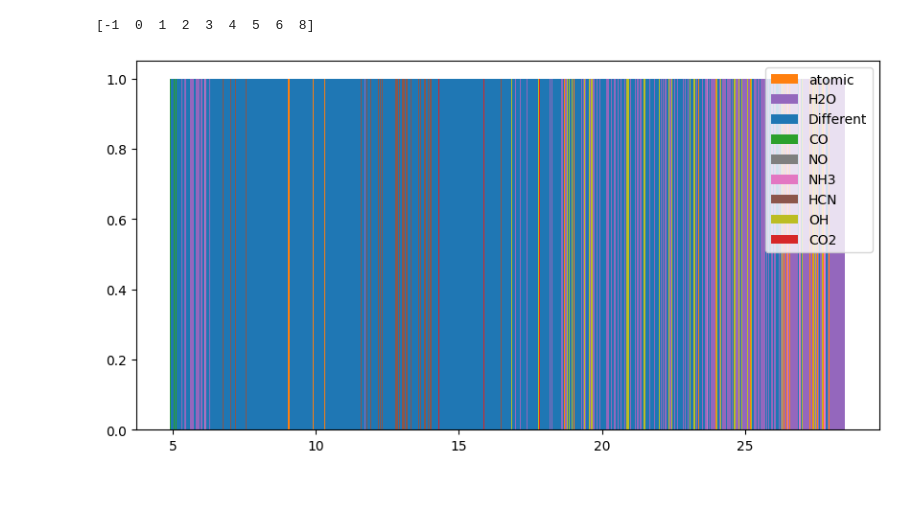
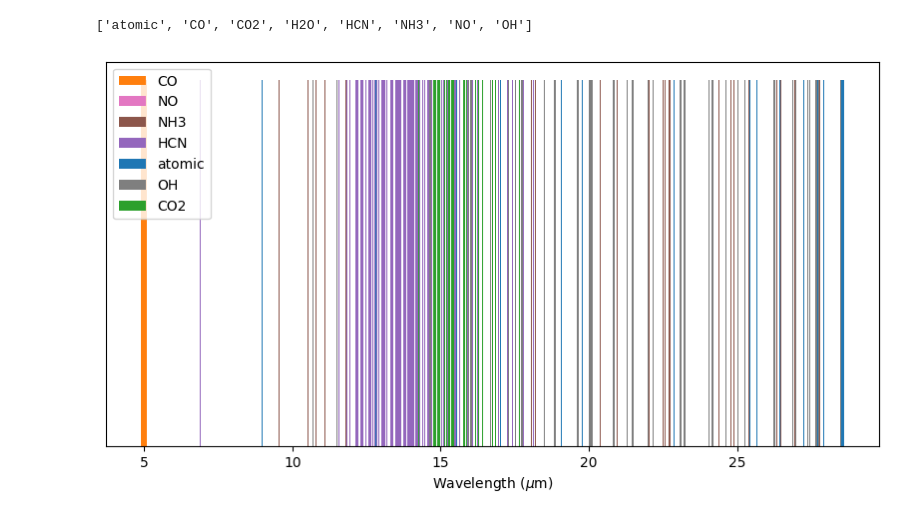
Before and after one commit to nielsklerk/BRP, a Jupyter notebook: ClassifySpectralRegions.ipynb, the cells around one changed output. Saved outputs shown, nothing was run; the diff lists cells and outputs as text; code cells hidden in the pictures; blank space fills up the shorter version.

```diff
--- a/ClassifySpectralRegions.ipynb
+++ b/ClassifySpectralRegions.ipynb
@@ -115,21 +101,0 @@ print(dom[-1])
-# %%
-print(np.unique(dominant))
-colors = plt.colormaps["tab10"].colors[:len(np.unique(dominant))]
-name_colors = dict(zip(np.unique(dominant), colors))
-new_species = species + ['Different']
-# Create the histogram using plt.bar
-plt.figure(figsize=(10, 5))
-for i in range(len(windows)):
-    plt.bar(windows[i], 1, width=window_size, color=name_colors[dominant[i]], label=new_species[dominant[i]])
-
-handles, labels = plt.gca().get_legend_handles_labels()
-unique_labels = dict(zip(labels, handles))
-plt.legend(unique_labels.values(), unique_labels.keys())
-
-# Formatting
-# plt.xlabel("Bins")
-# plt.ylabel("Frequency")
-plt.title("Histogram with Unique Colors per Name")
-# plt.xlim(26.8, 27)
-
-plt.show()
@@ -266,24 +116,24 @@ windows, dominant = spectral_window(min_wl, max_wl, window_size, arr)
 # %%
-print(np.unique(dominant))
-colors = plt.colormaps["tab10"].colors[:len(np.unique(dominant))]
-name_colors = dict(zip(np.unique(dominant), colors))
+majority_values = mode(dominant, axis=0).mode
+print([species[i] for i in np.unique(majority_values)])
+colors = plt.colormaps["tab10"].colors[:len(np.unique(majority_values))]
+name_colors = dict(zip(np.unique(majority_values), colors))
 new_species = species + ['Different']
-# Create the histogram using plt.bar
+
 plt.figure(figsize=(10, 5))
 for i in range(len(windows)):
-    plt.bar(windows[i], 1, width=window_size, color=name_colors[dominant[i]], label=new_species[dominant[i]])
+    if new_species[majority_values[i]] != 'H2O':
+        plt.bar(windows[i], 1, width=window_size, color=name_colors[majority_values[i]], label=new_species[majority_values[i]])
 
 handles, labels = plt.gca().get_legend_handles_labels()
 unique_labels = dict(zip(labels, handles))
 plt.legend(unique_labels.values(), unique_labels.keys())
+plt.xlabel('Wavelength ($\mu$m)')
+plt.yticks([])
 
-# Formatting
-# plt.xlabel("Bins")
-# plt.ylabel("Frequency")
-# plt.title("Histogram with Unique Colors per Name")
 # plt.xlim(4.9, 5.2)
 plt.savefig('Spectral_regions.pdf')
 plt.show()
 # %% [output]
-[-1  0  1  2  3  4  5  6  8]
+['atomic', 'CO', 'CO2', 'H2O', 'HCN', 'NH3', 'NO', 'OH']
-[figure, old version]
+[figure, new version]
```
Also changed, not shown: parts of 9 cells of this notebook, 8 other files.
